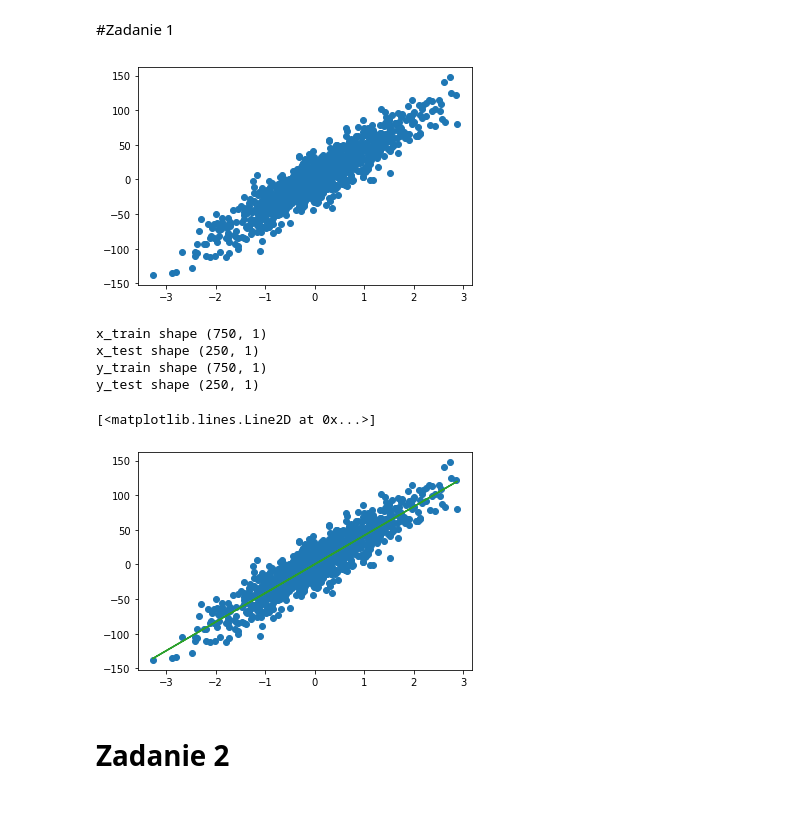
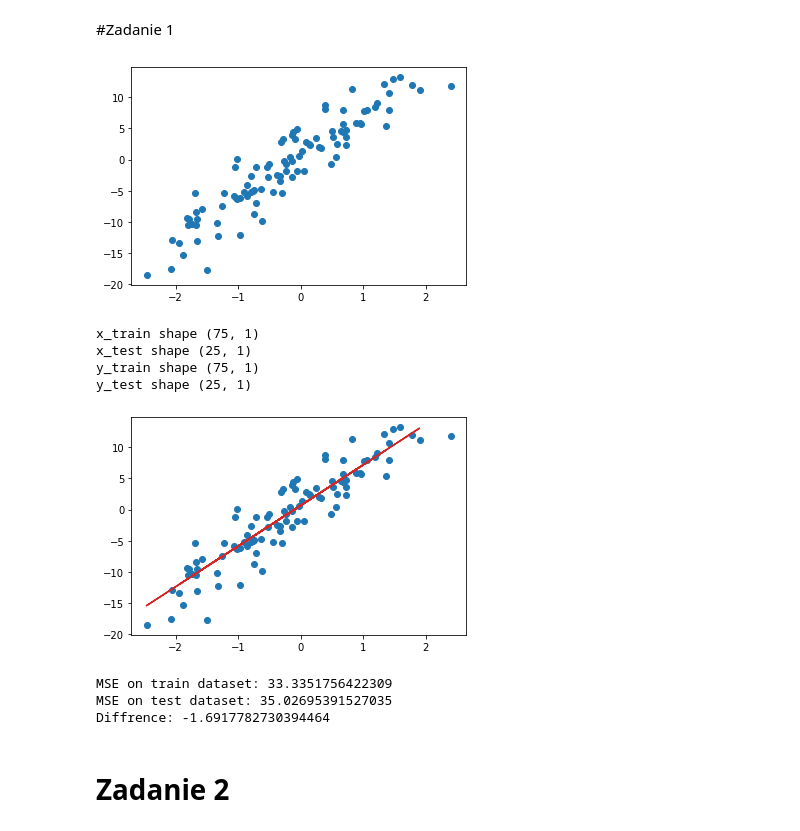
Before and after one commit to 11jolek11/BigData, a Jupyter notebook: List1.ipynb, the cells around one changed output. Cells and saved outputs as stored; diff of their text form; code cells hidden in the pictures.

```diff
--- a/List1.ipynb
+++ b/List1.ipynb
@@ -35,12 +36,12 @@ import numpy as np
 #Zadanie 1
 # %%
 # Data without modification
-x_data, y_data = make_regression(n_samples=1000, n_features=1, noise=18)
+x_data, y_data = make_regression(n_samples=100, n_features=1, noise=3)
 
 plt.scatter(x_data, y_data)
 plt.show()
 # %% [output]
-[figure, old version]
+[figure, new version]
 # %%
 x_train, x_test, y_train, y_test = train_test_split(x_data, y_data)
 
@@ -53,10 +54,10 @@ print(f'y_train shape {y_train.shape}')
 print(f'y_test shape {y_test.shape}')
 # TODO: Add cross validation for another linear models
 # %% [output]
-x_train shape (750, 1)
-x_test shape (250, 1)
-y_train shape (750, 1)
-y_test shape (250, 1)
+x_train shape (75, 1)
+x_test shape (25, 1)
+y_train shape (75, 1)
+y_test shape (25, 1)
 # %%
 linreg = LinearRegression().fit(x_train,
                                 y_train)
@@ -66,16 +67,27 @@ y_train_predict = linreg.predict(x_train).reshape(-1, 1)
 
 plt.scatter(x_data, y_data)
 
-plt.plot(x_train,
-         y_train_predict,
-         color='tab:green',
+# plt.plot(x_train,
+#          y_train_predict,
+#          color='tab:green',
+#          label="Prediction on training dataset")
+
+plt.plot(x_test, y_test_predict, color='tab:red',
          label="Prediction on training dataset")
 
-# plt.plot(x_test, y_test_predict, color='tab:red'
-# , label="Prediction on training dataset", marker="d")
+plt.show()
+
+test_mse = mean_squared_error(y_test_predict, x_test)
+train_mse = mean_squared_error(y_train_predict, x_train)
+
+print(f'MSE on train dataset: {train_mse}')
+print(f'MSE on test dataset: {test_mse}')
+print(f'Diffrence: {train_mse - test_mse}')
 # %% [output]
+[figure, new version]
-[<matplotlib.lines.Line2D at 0x...>]
+MSE on train dataset: 33.3351756422309
+MSE on test dataset: 35.02695391527035
+Diffrence: -1.6917782730394464
-[figure, old version]
 # %% [markdown]
 # Zadanie 2
 # %%
```
Also changed, not shown: parts of 5 cells of this notebook.
